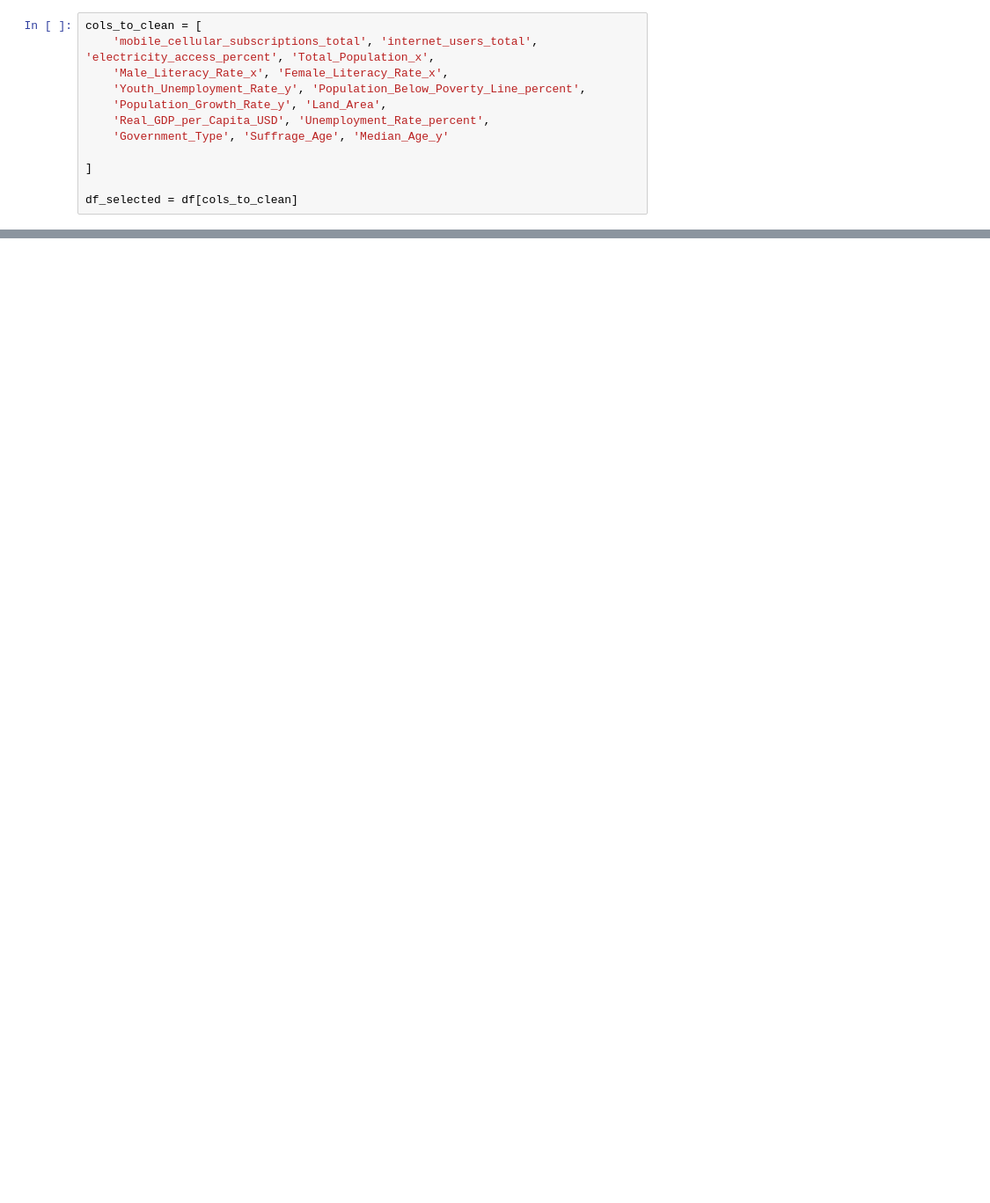
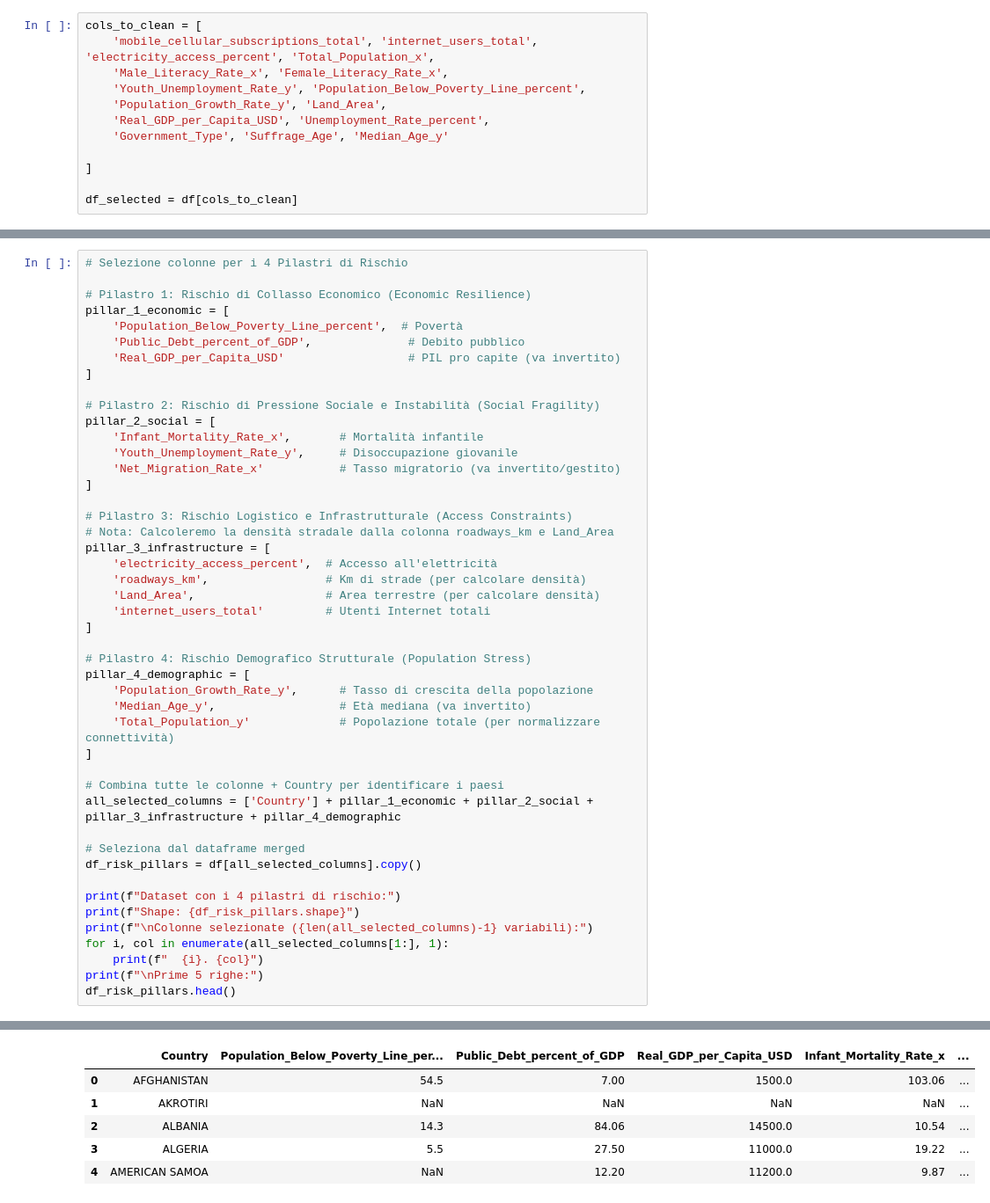
Before and after one commit to melissa-maistro/JBI100-Visualization-Group73, a Jupyter notebook: data/preprocessing.ipynb, the cells around one changed output, grey strips where cells are left out. Shown at 88% size. Saved outputs shown, nothing was run; the diff lists cells and outputs as text; blank space fills up the shorter version.

```diff
--- a/data/preprocessing.ipynb
+++ b/data/preprocessing.ipynb
@@ -69,0 +79,47 @@ df_selected = df[cols_to_clean]
+# %%
+# Selezione colonne per i 4 Pilastri di Rischio
+
+# Pilastro 1: Rischio di Collasso Economico (Economic Resilience)
+pillar_1_economic = [
+    'Population_Below_Poverty_Line_percent',  # Povertà
+    'Public_Debt_percent_of_GDP',              # Debito pubblico
+    'Real_GDP_per_Capita_USD'                  # PIL pro capite (va invertito)
+]
+
+# Pilastro 2: Rischio di Pressione Sociale e Instabilità (Social Fragility)
+pillar_2_social = [
+    'Infant_Mortality_Rate_x',       # Mortalità infantile
+    'Youth_Unemployment_Rate_y',     # Disoccupazione giovanile
+    'Net_Migration_Rate_x'           # Tasso migratorio (va invertito/gestito)
+]
+
+# Pilastro 3: Rischio Logistico e Infrastrutturale (Access Constraints)
+# Nota: Calcoleremo la densità stradale dalla colonna roadways_km e Land_Area
+pillar_3_infrastructure = [
+    'electricity_access_percent',  # Accesso all'elettricità
+    'roadways_km',                 # Km di strade (per calcolare densità)
+    'Land_Area',                   # Area terrestre (per calcolare densità)
+    'internet_users_total'         # Utenti Internet totali
+]
+
+# Pilastro 4: Rischio Demografico Strutturale (Population Stress)
+pillar_4_demographic = [
+    'Population_Growth_Rate_y',      # Tasso di crescita della popolazione
+    'Median_Age_y',                  # Età mediana (va invertito)
+    'Total_Population_y'             # Popolazione totale (per normalizzare connettività)
+]
+
+# Combina tutte le colonne + Country per identificare i paesi
+all_selected_columns = ['Country'] + pillar_1_economic + pillar_2_social + pillar_3_infrastructure + pillar_4_demographic
+
+# Seleziona dal dataframe merged
+df_risk_pillars = df[all_selected_columns].copy()
+
+print(f"Dataset con i 4 pilastri di rischio:")
+print(f"Shape: {df_risk_pillars.shape}")
+print(f"\nColonne selezionate ({len(all_selected_columns)-1} variabili):")
+for i, col in enumerate(all_selected_columns[1:], 1):
+    print(f"  {i}. {col}")
+print(f"\nPrime 5 righe:")
+df_risk_pillars.head()
+# %% [output]
@@ -69,0 +145,6 @@ df_selected = df[cols_to_clean]
+|  | Country | Population_Below_Poverty_Line_per... | Public_Debt_percent_of_GDP | Real_GDP_per_Capita_USD | Infant_Mortality_Rate_x | ... |
+| 0 | AFGHANISTAN | 54.5 | 7.00 | 1500.0 | 103.06 | ... |
+| 1 | AKROTIRI | NaN | NaN | NaN | NaN | ... |
+| 2 | ALBANIA | 14.3 | 84.06 | 14500.0 | 10.54 | ... |
+| 3 | ALGERIA | 5.5 | 27.50 | 11000.0 | 19.22 | ... |
+| 4 | AMERICAN SAMOA | NaN | 12.20 | 11200.0 | 9.87 | ... |
```
Also changed, not shown: parts of 6 cells of this notebook, 3 other files.
